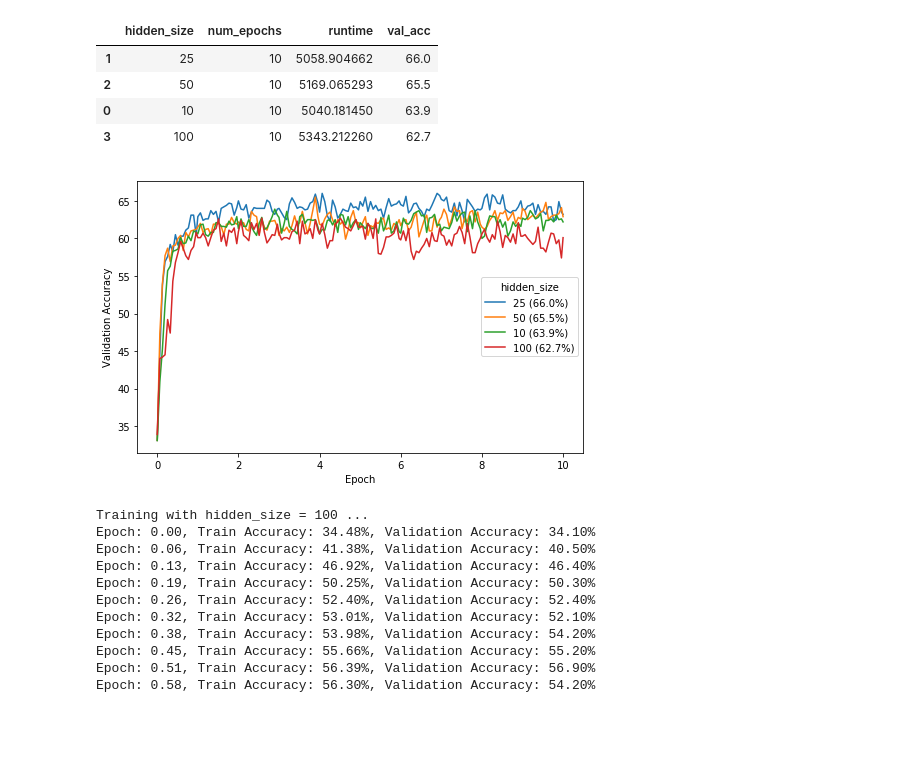
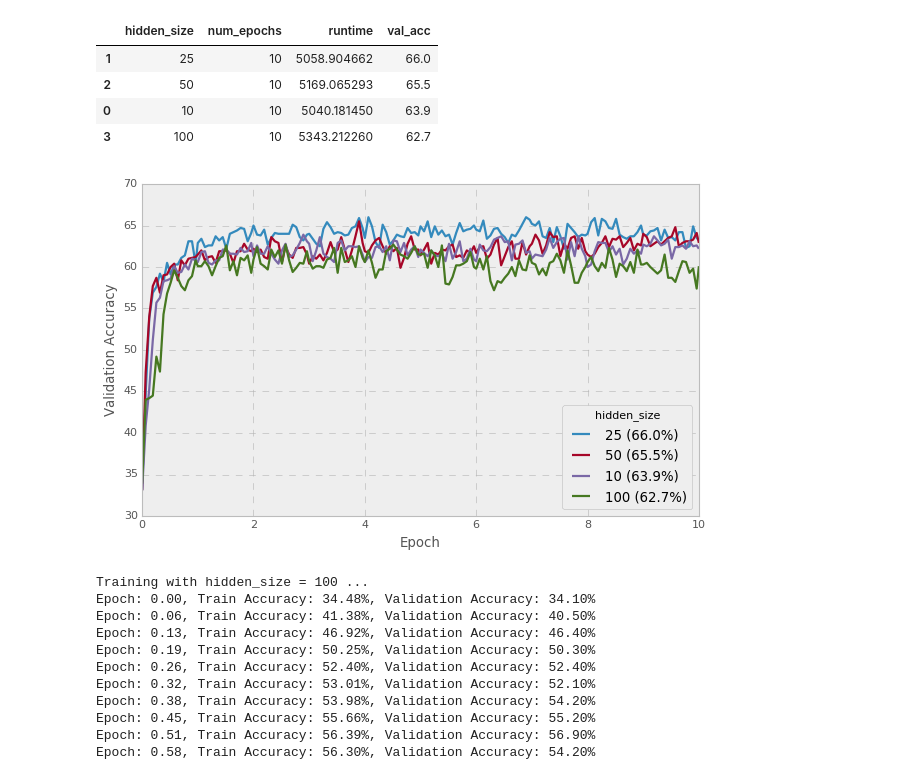
Before and after one commit to nyjgary/nlp-snli, a Jupyter notebook: nlp-snli.ipynb, the cells around one changed output. Drawn from its saved outputs; the diff is of its cells as text; code cells hidden in the pictures; blank space fills up the shorter version.

```diff
--- a/nlp-snli.ipynb
+++ b/nlp-snli.ipynb
@@ -27,7 +27,7 @@ from sklearn.metrics import confusion_matrix
 pd.set_option('max_colwidth',100)
 import matplotlib.style
 import matplotlib as mpl
-mpl.style.use('fivethirtyeight')
+mpl.style.use('bmh')
 # %%
 random.seed(134)
 PAD_IDX = 0
@@ -640,9 +640,9 @@ rnn_hidden_exps[['hidden_size', 'num_epochs', 'runtime', 'val_acc']]
 | 0 | 10 | 10 | 5040.181450 | 63.9 |
 | 3 | 100 | 10 | 5343.212260 | 62.7 |
 # %%
-plot_multiple_learning_curves(rnn_hidden_exps, 'hidden_size', legend_loc='right')
+plot_multiple_learning_curves(rnn_hidden_exps, 'hidden_size', legend_loc='lower right')
 # %% [output]
-[figure, old version]
+[figure, new version]
 # %%
 #fc_out_sizes = [10, 25, 50, 100]
 
```
Also changed, not shown: parts of 14 cells of this notebook.
